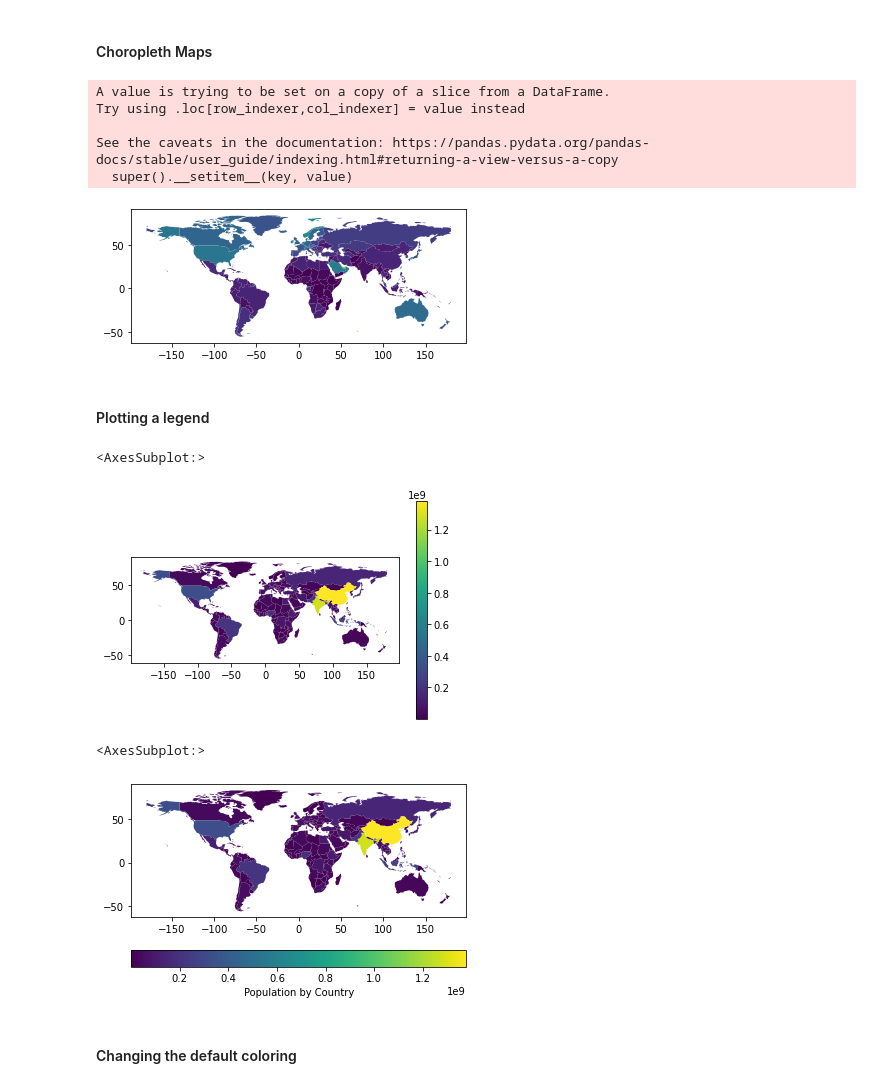
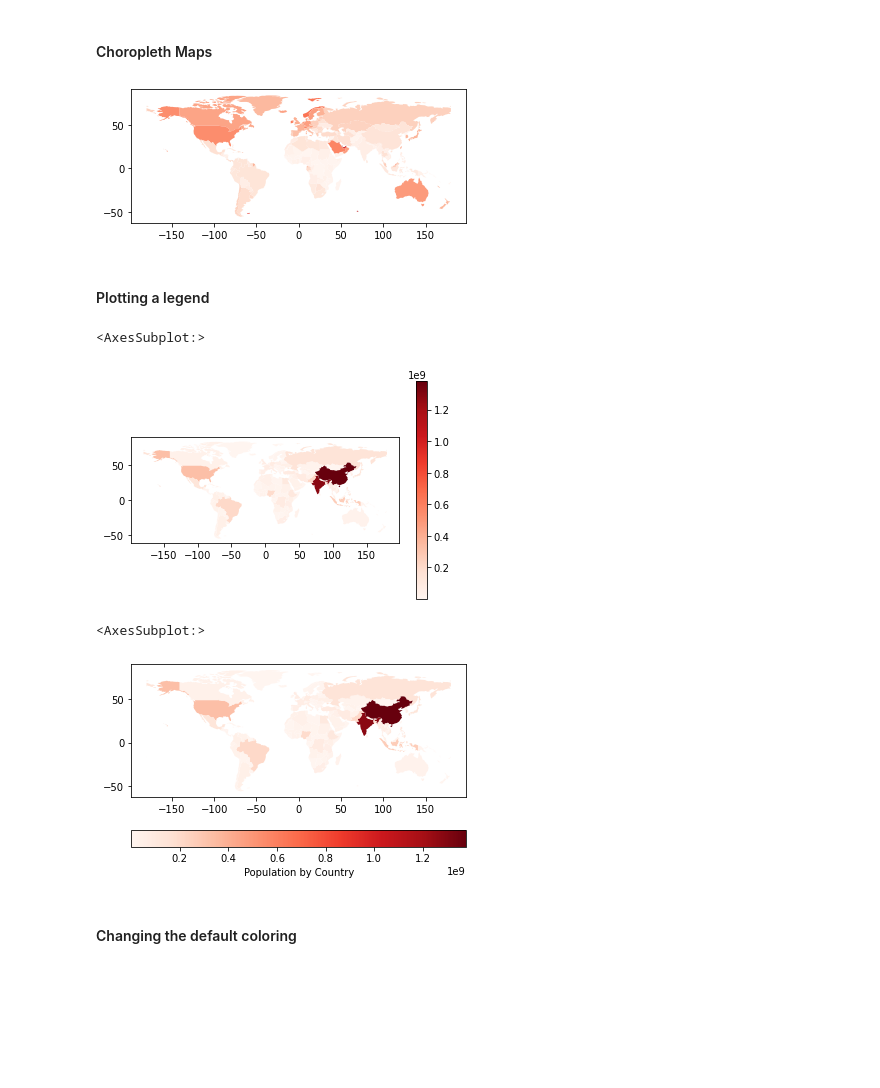
Before and after one commit to IS3UniCologne/Advanced_Analytics_And_Applications_2022, a Jupyter notebook: 04/WS_04.ipynb, the cells around one changed output. Saved outputs shown, nothing was run; the diff lists cells and outputs as text; code cells hidden in the pictures; blank space fills up the shorter version.

```diff
--- a/04/WS_04.ipynb
+++ b/04/WS_04.ipynb
@@ -270,17 +270,12 @@ world.plot();
 # %%
 # Plot by GDP per capta
 world = world[(world.pop_est>0) & (world.name!="Antarctica")]
 
 world['gdp_per_cap'] = world.gdp_md_est / world.pop_est
 
-world.plot(column='gdp_per_cap');
+world.plot(column='gdp_per_cap', cmap='Reds');
 # %% [output]
-A value is trying to be set on a copy of a slice from a DataFrame.
-Try using .loc[row_indexer,col_indexer] = value instead
-
-See the caveats in the documentation: https://pandas.pydata.org/pandas-docs/stable/user_guide/indexing.html#returning-a-view-versus-a-copy
-  super().__setitem__(key, value)
-[figure, old version]
+[figure, new version]
 # %% [markdown]
 #### Plotting a legend
 # %%
@@ -288,17 +283,17 @@ import matplotlib.pyplot as plt
 
 fig, ax = plt.subplots(1, 1)
 
-world.plot(column='pop_est', ax=ax, legend=True)
+world.plot(column='pop_est', cmap='Reds', ax=ax, legend=True)
 # %% [output]
 <AxesSubplot:>
-[figure, old version]
+[figure, new version]
 # %%
 # or horizontally
 fig, ax = plt.subplots(1, 1)
-world.plot(column='pop_est',ax=ax,legend=True, legend_kwds={'label': "Population by Country",'orientation': "horizontal"})
+world.plot(column='pop_est', cmap='Reds', ax=ax,legend=True, legend_kwds={'label': "Population by Country",'orientation': "horizontal"})
 # %% [output]
 <AxesSubplot:>
-[figure, old version]
+[figure, new version]
 # %% [markdown]
 #### Changing the default coloring
 # %%
```
Also changed, not shown: parts of 15 cells of this notebook, 1 other file.
